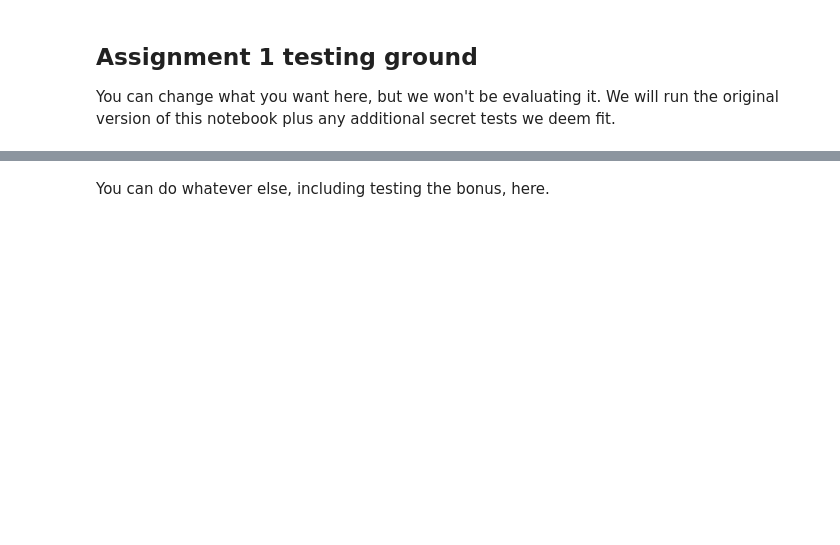
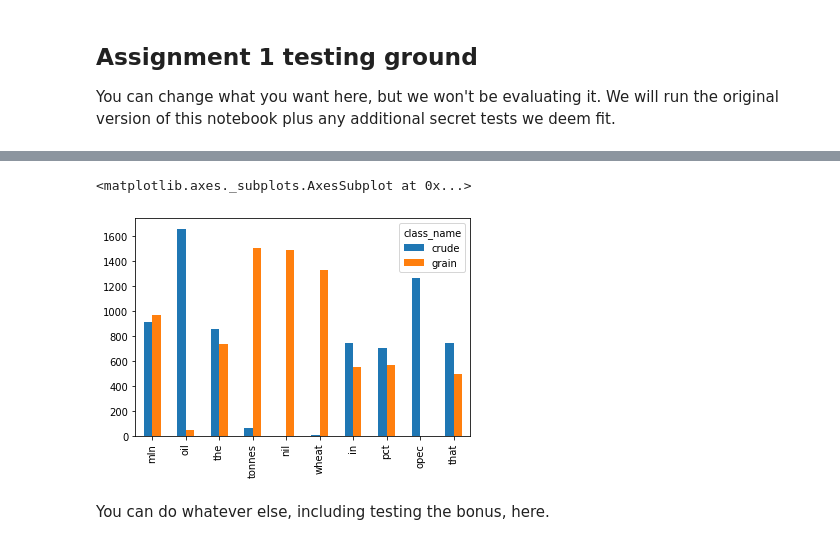
Before and after one commit to datatjej/lt2212-v20-a1, a Jupyter notebook: a1.ipynb, the cells around one changed output, grey strips where cells are left out. Cells and saved outputs as stored; diff of their text form; code cells hidden in the pictures; blank space fills up the shorter version.

```diff
--- a/a1.ipynb
+++ b/a1.ipynb
@@ -34,4 +51,7 @@ df2 = a1.part3_tfidf(df)
 # %%
-plot2 = a1.part2_vis(df2)
+a1.part2_vis(df2, 10)
+# %% [output]
+<matplotlib.axes._subplots.AxesSubplot at 0x...>
+[figure, added]
 # %% [markdown]
 You can do whatever else, including testing the bonus, here.
```
Also changed, not shown: parts of 5 cells of this notebook, 2 other files.
